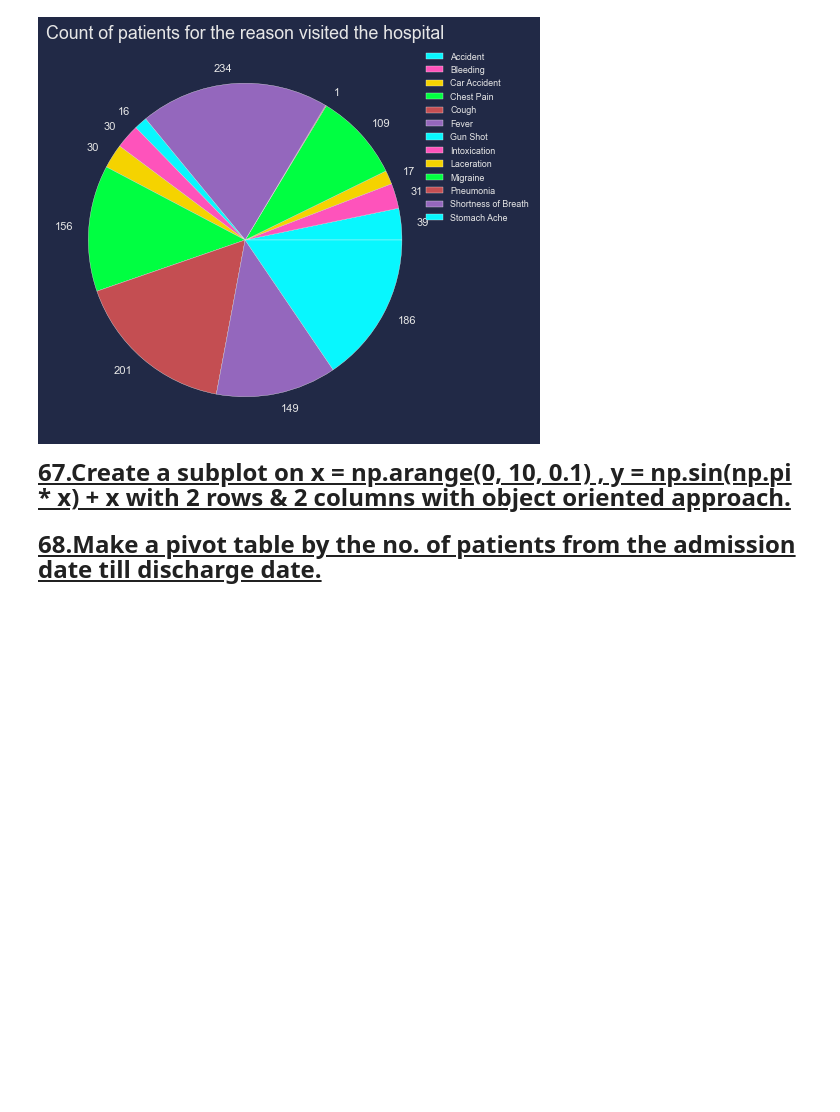
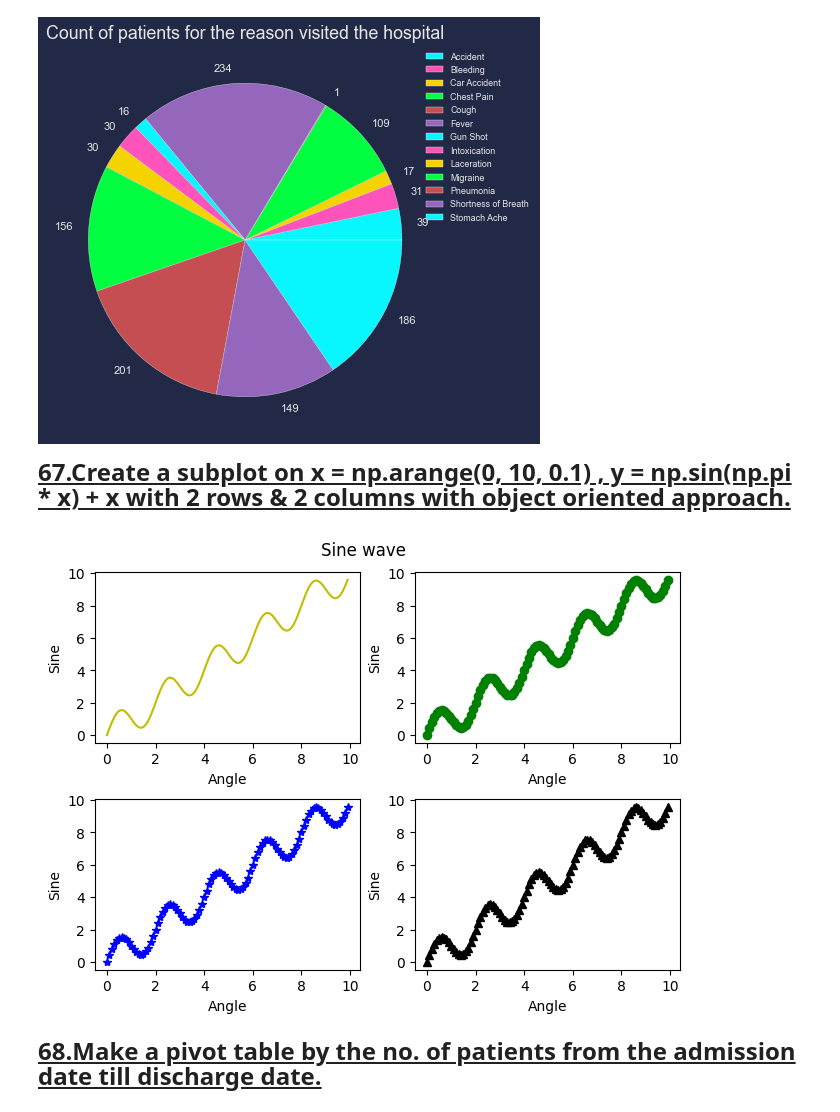
Before and after one commit to JyotsnaSusan/5Py, a Jupyter notebook: 5Py_FinalQuestions.ipynb, the cells around one changed output. Drawn from its saved outputs; the diff is of its cells as text; code cells hidden in the pictures; blank space fills up the shorter version.

```diff
--- a/5Py_FinalQuestions.ipynb
+++ b/5Py_FinalQuestions.ipynb
@@ -629,6 +649,28 @@ plt.show()
 [figure]
 # %% [markdown]
 <font size="5"><b><u>67.Create a subplot on x = np.arange(0, 10, 0.1) , y = np.sin(np.pi * x) + x with 2 rows & 2 columns with object oriented approach.</u></b></font>
+# %%
+import matplotlib.pyplot as plt
+
+x = np.arange(0, 10, 0.1)
+y = np.sin(np.pi * x) + x
+
+fig, axs = plt.subplots(nrows=2 , ncols=2, constrained_layout=True)
+
+fig.suptitle ('Sine wave' , fontsize=12)
+
+axs[0][0].plot(x,y,'y-')
+axs[0][1].plot(x,y,'g o')
+axs[1][0].plot(x,y,'b *')
+axs[1][1].plot(x,y,'k ^')
+
+
+for ax in axs.flat:
+    ax.set(xlabel='Angle', ylabel='Sine')
+
+plt.show()
+# %% [output]
+[figure, added]
 # %% [markdown]
 <font size="5"><b><u>68.Make a pivot table by the no. of patients from the admission date till discharge date.</u></b></font>
 # %% [markdown]
```
Also changed, not shown: parts of 1 cell of this notebook.
